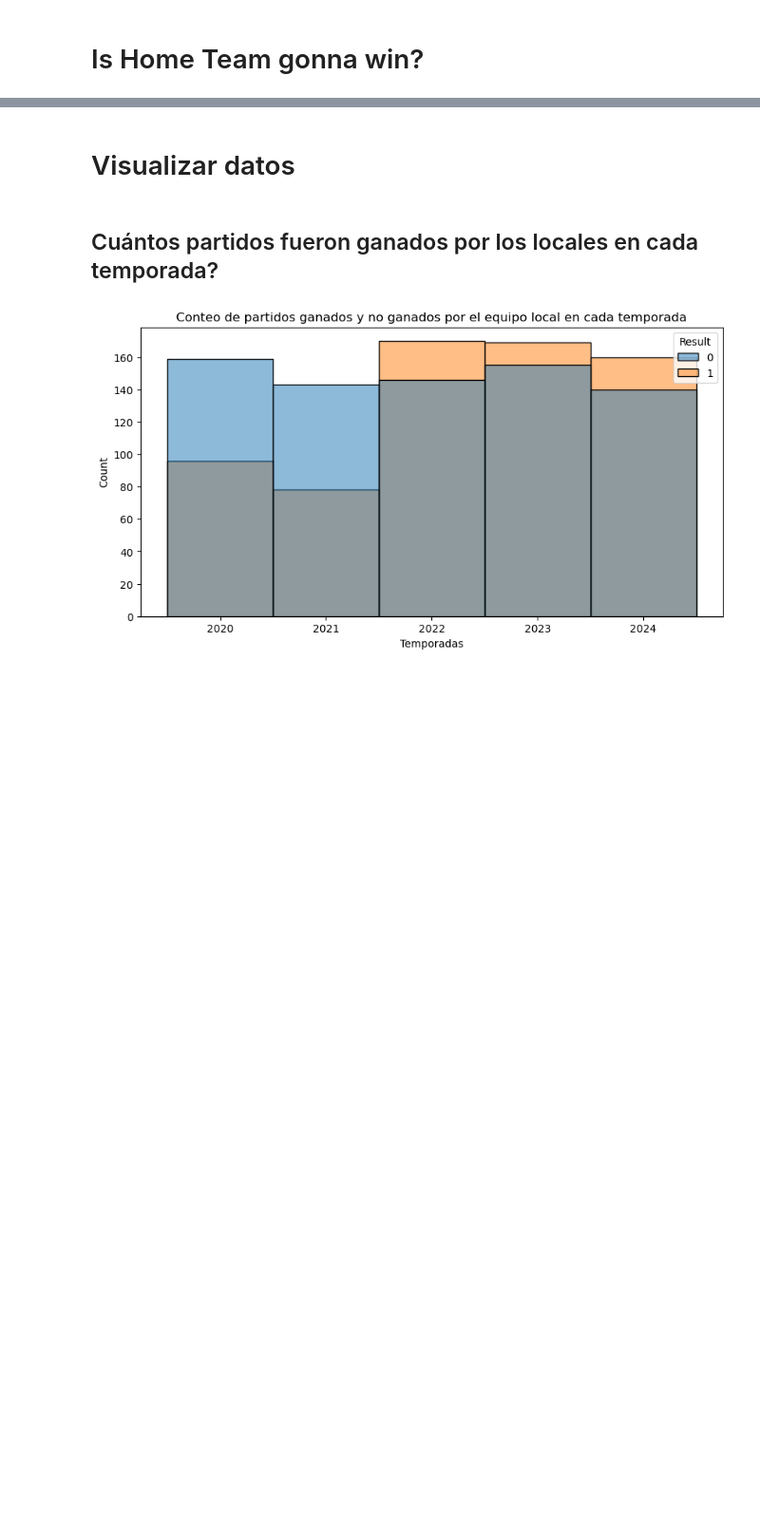
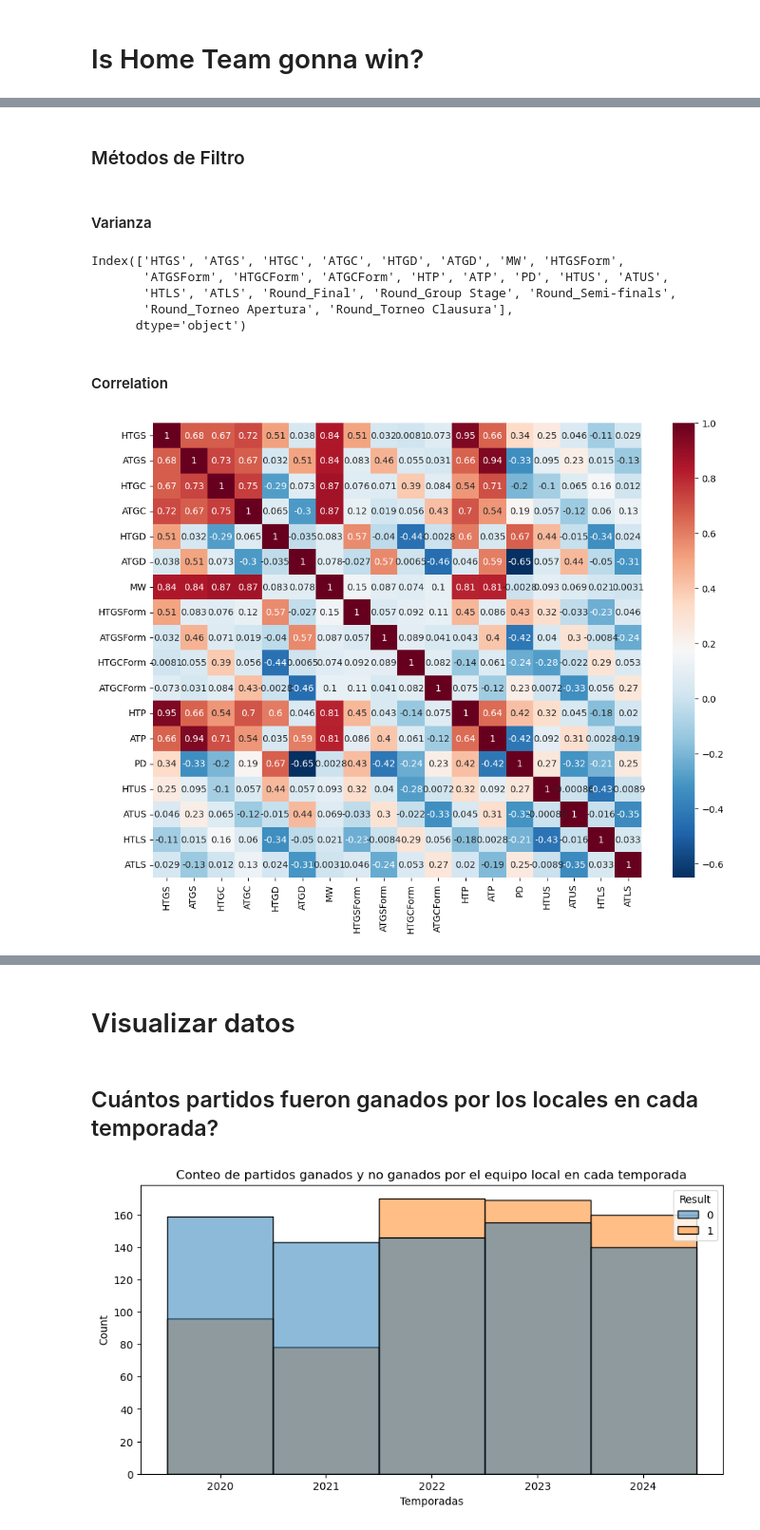
Before and after one commit to raulc03/match-prediction, a Jupyter notebook: Predict_match_winner.ipynb, the cells around one changed output, grey strips where cells are left out. Shown at 95% size. Drawn from its saved outputs; the diff is of its cells as text; code cells hidden in the pictures; blank space fills up the shorter version.

Commit message:
Feat: Feature selection

```diff
--- a/Predict_match_winner.ipynb
+++ b/Predict_match_winner.ipynb
@@ -557,0 +786,15 @@ df.tail()
+# %%
+def calculate_losing_streaks(results):
+    l_streak = 0
+
+    losing_list = []
+
+    for res in results:
+        losing_list.append(l_streak)
+
+        if res != 'L':
+            l_streak = 0
+        else:
+            l_streak += 1
+
+    return losing_list
@@ -557,0 +832,2 @@ df.tail()
+# %%
+df_2 = get_streaks(df_2)
@@ -557,0 +849,2 @@ df.tail()
+# %%
+X_train, X_valid, y_train, y_valid = get_preprocessing(df_2)
@@ -557,0 +855,36 @@ df.tail()
+# %% [markdown]
+### Métodos de Filtro
+# %% [markdown]
+#### Varianza
+# %%
+from sklearn.feature_selection import VarianceThreshold
+
+num_cols = list(X_train.columns[0:18])
+obj_cols = list(X_train.columns[18:])
+
+selector = VarianceThreshold()
+selector.fit_transform(X_train[num_cols])
+indices = selector.get_support(indices=True)
+
+selected_columns = [num_cols[i] for i in indices]
+
+X_train = X_train[selected_columns + obj_cols]
+X_valid = X_valid[selected_columns + obj_cols]
+# %%
+X_train.columns
+# %% [output]
+Index(['HTGS', 'ATGS', 'HTGC', 'ATGC', 'HTGD', 'ATGD', 'MW', 'HTGSForm',
+       'ATGSForm', 'HTGCForm', 'ATGCForm', 'HTP', 'ATP', 'PD', 'HTUS', 'ATUS',
+       'HTLS', 'ATLS', 'Round_Final', 'Round_Group Stage', 'Round_Semi-finals',
+       'Round_Torneo Apertura', 'Round_Torneo Clausura'],
+      dtype='object')
+# %% [markdown]
+#### Correlation
+# %%
+plt.figure(figsize=(12, 9))
+corr_matrix = X_train[num_cols].corr()
+
+sns.heatmap(corr_matrix, annot=True, cmap='RdBu_r')
+plt.show();
+# %% [output]
+[figure, added]
```
Also changed, not shown: parts of 173 cells of this notebook, 2 other files.
